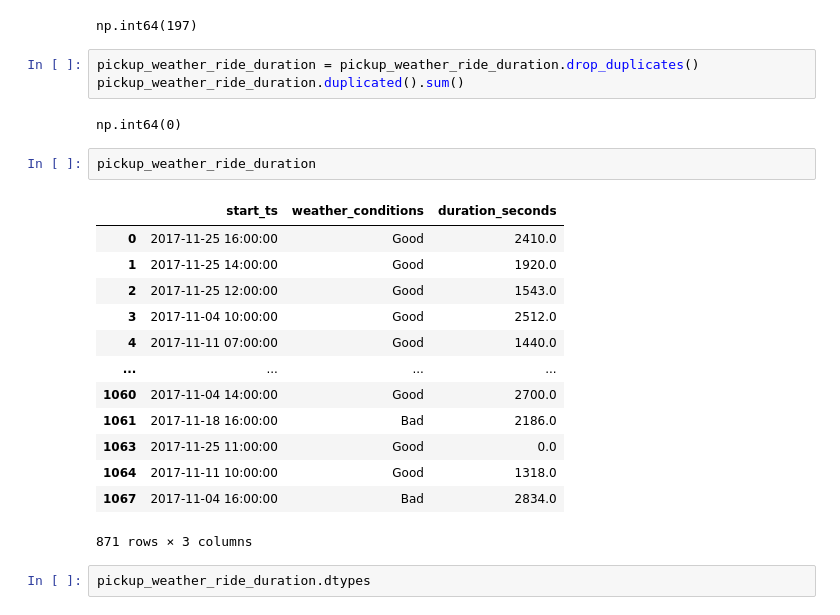
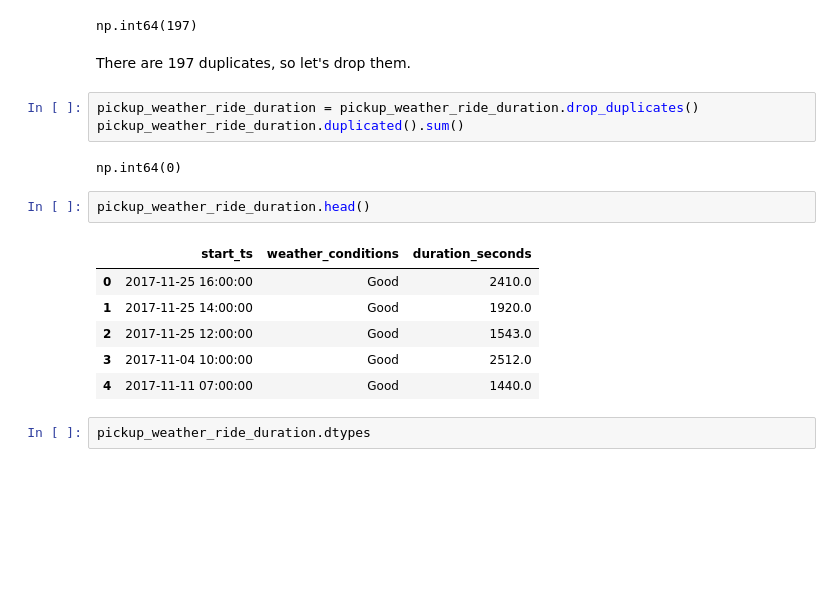
Before and after one commit to Vyncent-vdW/sprint_six_sql_project, a Jupyter notebook: sprint_six_sql_nb.ipynb, the cells around one changed output. Saved outputs shown, nothing was run; the diff lists cells and outputs as text; blank space fills up the shorter version.

```diff
--- a/sprint_six_sql_nb.ipynb
+++ b/sprint_six_sql_nb.ipynb
@@ -160,27 +162,22 @@ dtype: int64
 pickup_weather_ride_duration.duplicated().sum()
 # %% [output]
 np.int64(197)
+# %% [markdown]
+There are 197 duplicates, so let's drop them.
 # %%
 pickup_weather_ride_duration = pickup_weather_ride_duration.drop_duplicates()
 pickup_weather_ride_duration.duplicated().sum()
 # %% [output]
 np.int64(0)
 # %%
-pickup_weather_ride_duration
+pickup_weather_ride_duration.head()
 # %% [output]
 |  | start_ts | weather_conditions | duration_seconds |
 | 0 | 2017-11-25 16:00:00 | Good | 2410.0 |
 | 1 | 2017-11-25 14:00:00 | Good | 1920.0 |
 | 2 | 2017-11-25 12:00:00 | Good | 1543.0 |
 | 3 | 2017-11-04 10:00:00 | Good | 2512.0 |
 | 4 | 2017-11-11 07:00:00 | Good | 1440.0 |
-| ... | ... | ... | ... |
-| 1060 | 2017-11-04 14:00:00 | Good | 2700.0 |
-| 1061 | 2017-11-18 16:00:00 | Bad | 2186.0 |
-| 1063 | 2017-11-25 11:00:00 | Good | 0.0 |
-| 1064 | 2017-11-11 10:00:00 | Good | 1318.0 |
-| 1067 | 2017-11-04 16:00:00 | Bad | 2834.0 |
-871 rows × 3 columns
 # %%
 pickup_weather_ride_duration.dtypes
 # %% [output]
```
Also changed, not shown: parts of 23 cells of this notebook.
